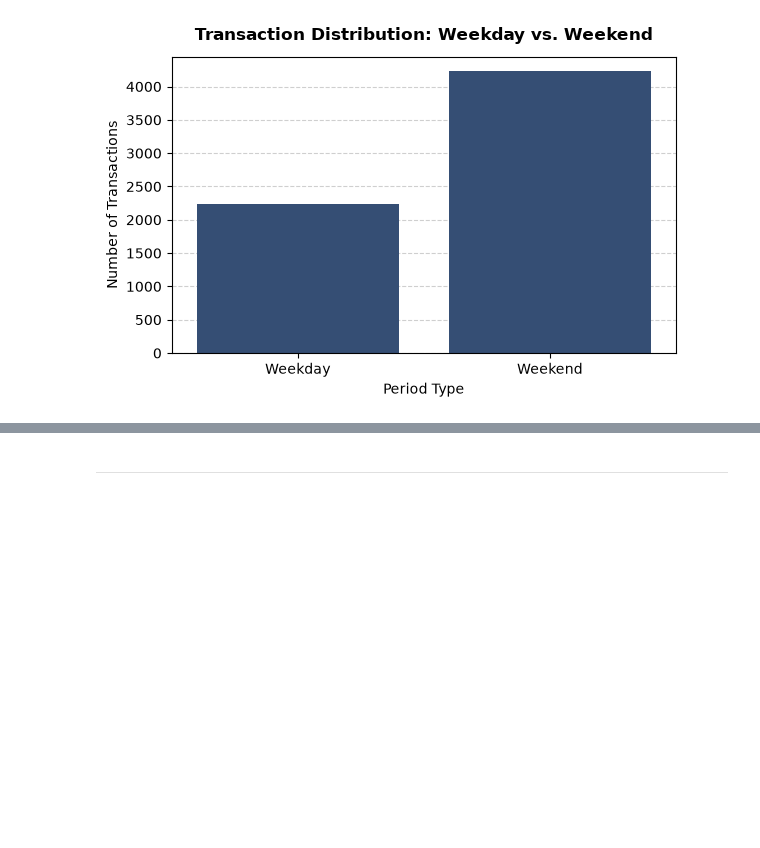
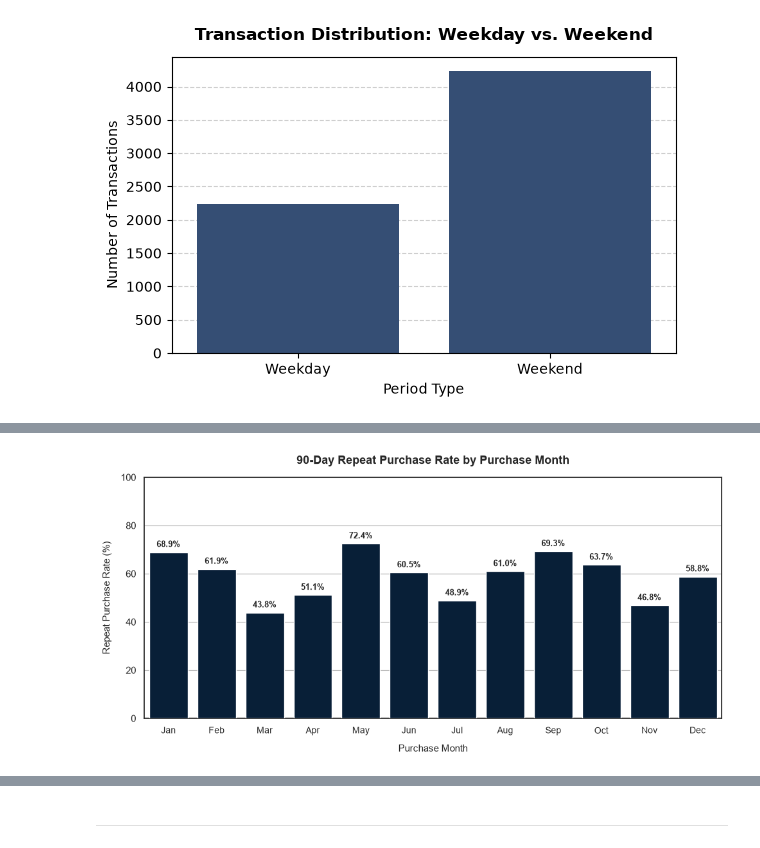
Before and after one commit to Diogosousa03/ML_Grupo18, a Jupyter notebook: notebooks/train/2_DataCleaning.ipynb, the cells around one changed output, grey strips where cells are left out. Drawn from its saved outputs; the diff is of its cells as text; code cells hidden in the pictures; blank space fills up the shorter version.

```diff
--- a/notebooks/train/2_DataCleaning.ipynb
+++ b/notebooks/train/2_DataCleaning.ipynb
@@ -217,0 +308,90 @@ plt.show()
+# %%
+import matplotlib.pyplot as plt
+import pandas as pd
+import seaborn as sns
+
+# Calculate repeat purchase rate by month (in percentage)
+monthly_rep = (
+    df_clean.groupby('purchase_month')['repeat_purchase_90d'].mean() * 100
+).reset_index()
+
+# Map month numbers to abbreviations for cleaner X-axis labels
+month_map = {
+    1: 'Jan',
+    2: 'Feb',
+    3: 'Mar',
+    4: 'Apr',
+    5: 'May',
+    6: 'Jun',
+    7: 'Jul',
+    8: 'Aug',
+    9: 'Sep',
+    10: 'Oct',
+    11: 'Nov',
+    12: 'Dec',
+}
+
+monthly_rep['month_name'] = monthly_rep['purchase_month'].map(month_map)
+month_order = [
+    'Jan',
+    'Feb',
+    'Mar',
+    'Apr',
+    'May',
+    'Jun',
+    'Jul',
+    'Aug',
+    'Sep',
+    'Oct',
+    'Nov',
+    'Dec',
+]
+
+# Configure the plot with Navy styling and background grid lines
+fig, ax = plt.subplots(figsize=(10, 5))
+sns.set_theme(style='white')
+
+ax.set_axisbelow(True)
+ax.yaxis.grid(True, color='#b0b0b0', linestyle='-', linewidth=0.8, zorder=0)
+
+sns.barplot(
+    data=monthly_rep,
+    x='month_name',
+    y='repeat_purchase_90d',
+    order=month_order,
+    color='#001f3f',
+    ax=ax,
+    zorder=3,
+)
+
+plt.title(
+    '90-Day Repeat Purchase Rate by Purchase Month',
+    fontsize=13,
+    fontweight='bold',
+    pad=15,
+)
+plt.xlabel('Purchase Month', fontsize=11, labelpad=10)
+plt.ylabel('Repeat Purchase Rate (%)', fontsize=11, labelpad=10)
+plt.ylim(0, 100)
+plt.xticks(fontsize=10)
+
+# Add exact percentage values on top of the bars
+for p in ax.patches:
+  height = p.get_height()
+  if height > 0:
+    ax.annotate(
+        f'{height:.1f}%',
+        (p.get_x() + p.get_width() / 2.0, height),
+        ha='center',
+        va='bottom',
+        xytext=(0, 4),
+        textcoords='offset points',
+        fontsize=9,
+        fontweight='bold',
+        zorder=4,
+    )
+
+plt.tight_layout()
+plt.show()
+# %% [output]
+[figure, added]
```
Also changed, not shown: parts of 25 cells of this notebook, 3 other files.
